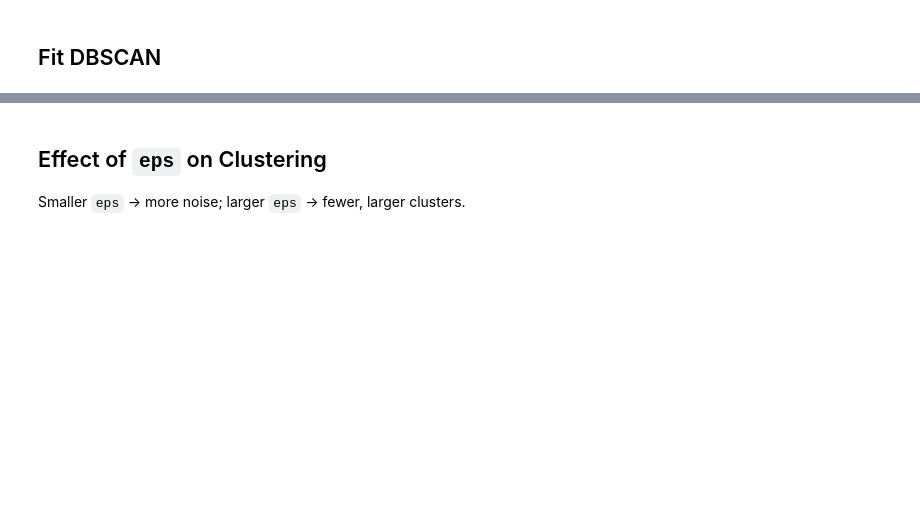
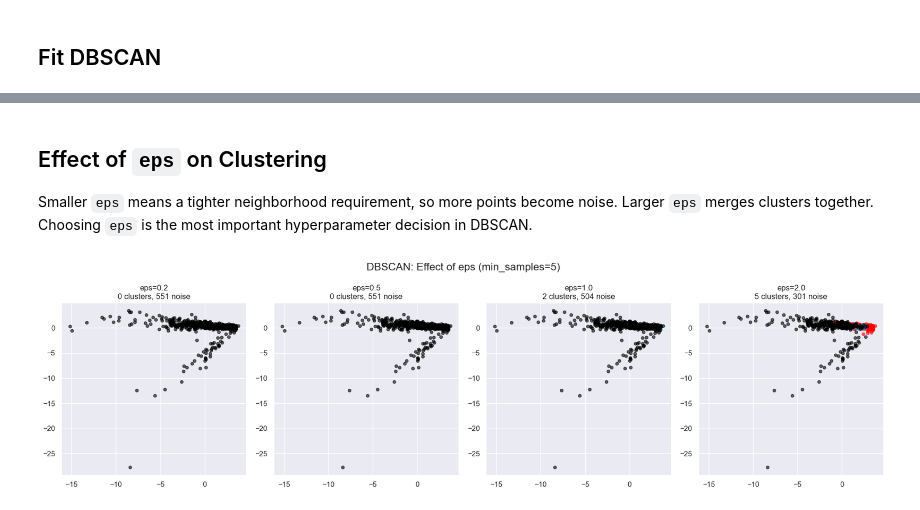
Before and after one commit to GraceYang9127/CMOR438Final, a Jupyter notebook: examples/Unsupervised Learning/DBSCAN/dbscan.ipynb, the cells around one changed output, grey strips where cells are left out. Saved outputs shown, nothing was run; the diff lists cells and outputs as text; code cells hidden in the pictures; blank space fills up the shorter version.

```diff
--- a/examples/Unsupervised Learning/DBSCAN/dbscan.ipynb
+++ b/examples/Unsupervised Learning/DBSCAN/dbscan.ipynb
@@ -94,24 +252,26 @@ plt.show()
 # %% [markdown]
 ## Effect of `eps` on Clustering
 
-Smaller `eps` → more noise; larger `eps` → fewer, larger clusters.
+Smaller `eps` means a tighter neighborhood requirement, so more points become noise. Larger `eps` merges clusters together. Choosing `eps` is the most important hyperparameter decision in DBSCAN.
 # %%
 eps_values = [0.2, 0.5, 1.0, 2.0]
 fig, axes = plt.subplots(1, len(eps_values), figsize=(18, 5))
 
 for ax, eps in zip(axes, eps_values):
     lbs = DBSCAN(eps=eps, min_samples=5).fit_predict(X_scaled)
     n_c = len(set(lbs)) - (1 if -1 in lbs else 0)
     n_n = int(np.sum(lbs == -1))
     for lbl in set(lbs):
         mask = lbs == lbl
         color = 'black' if lbl == -1 else colors[lbl % len(colors)]
         ax.scatter(X_2d[mask, 0], X_2d[mask, 1], c=color, alpha=0.6, s=20)
     ax.set_title(f'eps={eps}\n{n_c} clusters, {n_n} noise', fontsize=12)
 
-plt.suptitle('DBSCAN: Effect of eps', fontsize=16)
+plt.suptitle('DBSCAN: Effect of eps (min_samples=5)', fontsize=16)
 plt.tight_layout()
 plt.show()
+# %% [output]
+[figure, added]
 # %% [markdown]
 ## Interpretation
 
```
Also changed, not shown: parts of 10 cells of this notebook.
